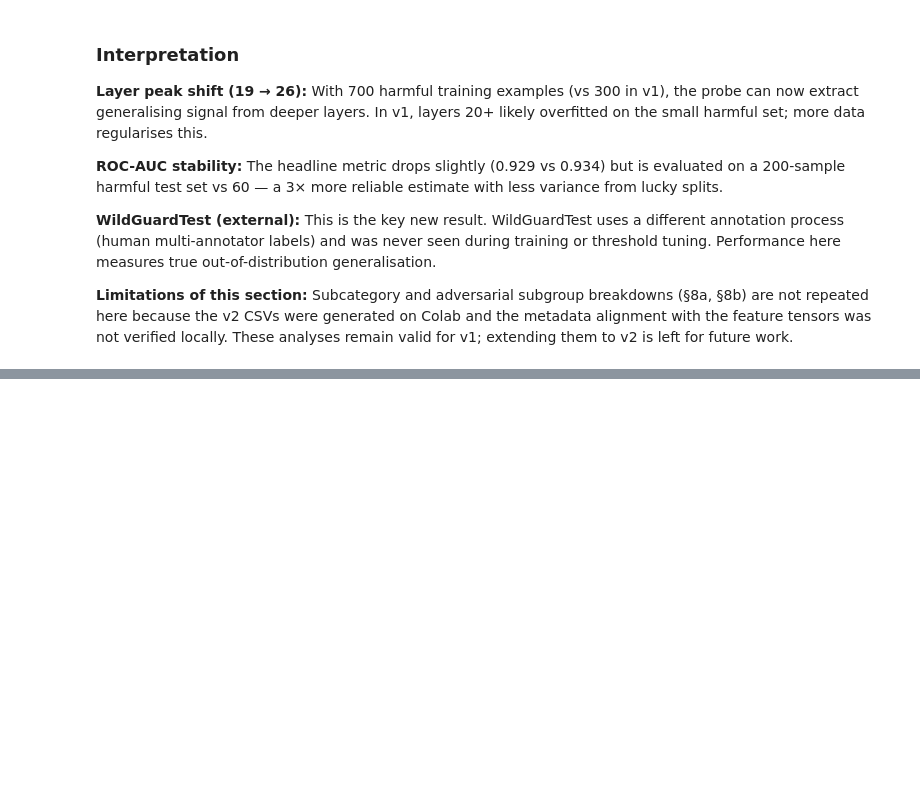
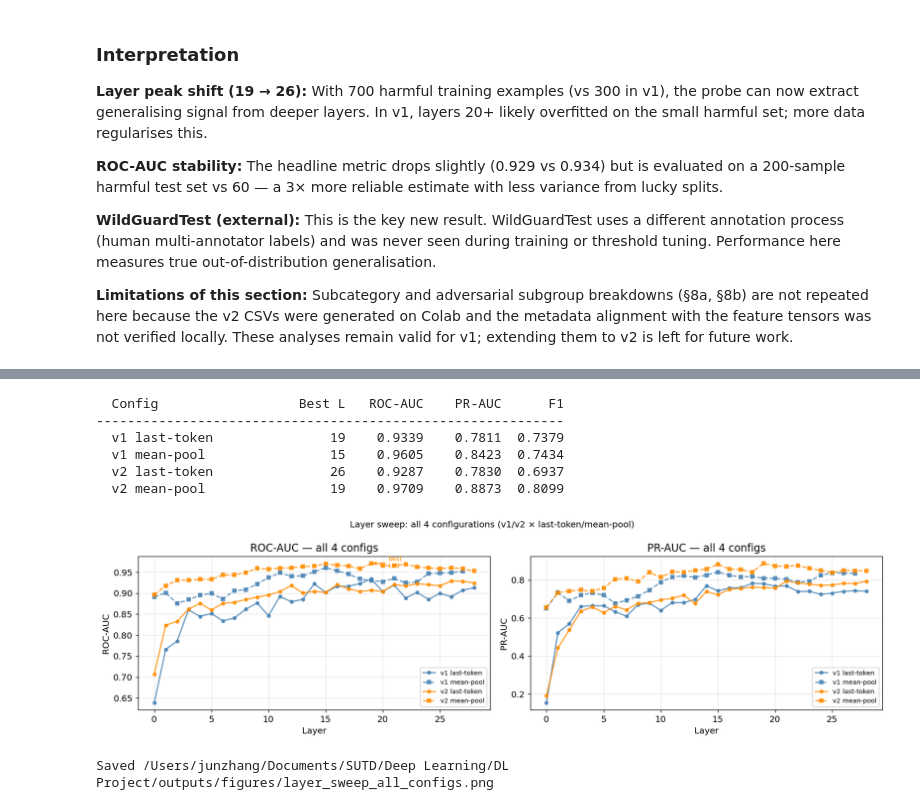
Before and after one commit to brian-w-zhang/DL-Project, a Jupyter notebook: notebooks/02_main_experiment.ipynb, the cells around one changed output, grey strips where cells are left out. Drawn from its saved outputs; the diff is of its cells as text; code cells hidden in the pictures; blank space fills up the shorter version.

```diff
--- a/notebooks/02_main_experiment.ipynb
+++ b/notebooks/02_main_experiment.ipynb
@@ -1140,0 +1179,63 @@ Saved /Users/junzhang/Documents/SUTD/Deep Learning/DL Project/outputs/figures/ro
+# %%
+import json
+
+sweeps = {
+    'v1 last-token': ('full_sweep_linear.json',                              'steelblue',  'o-'),
+    'v1 mean-pool':  ('full_sweep_linear_qwen2.5-1.5b-meanpool.json',        'steelblue',  's--'),
+    'v2 last-token': ('full_sweep_linear_qwen2.5-1.5b-last-token-new.json',  'darkorange', 'o-'),
+    'v2 mean-pool':  ('full_sweep_linear_qwen2.5-1.5b-meanpool-new.json',    'darkorange', 's--'),
+}
+
+loaded = {}
+for label, (fname, *_) in sweeps.items():
+    with open(PATHS['metrics'] / fname) as f:
+        loaded[label] = json.load(f)
+
+print(f'  {"Config":<22}  {"Best L":>6}  {"ROC-AUC":>8}  {"PR-AUC":>8}  {"F1":>6}')
+print('-' * 60)
+for label, results in loaded.items():
+    best = max(results, key=lambda r: r['test_roc_auc'])
+    print(f'  {label:<22}  {best["layer"]:>6}  {best["test_roc_auc"]:>8.4f}  {best["test_pr_auc"]:>8.4f}  {best["test_f1"]:>6.4f}')
+# %% [output]
+  Config                  Best L   ROC-AUC    PR-AUC      F1
+------------------------------------------------------------
+  v1 last-token               19    0.9339    0.7811  0.7379
+  v1 mean-pool                15    0.9605    0.8423  0.7434
+  v2 last-token               26    0.9287    0.7830  0.6937
+  v2 mean-pool                19    0.9709    0.8873  0.8099
+# %%
+import matplotlib.pyplot as plt
+
+colors = {'v1 last-token': ('steelblue',  'o-'),
+          'v1 mean-pool':  ('steelblue',  's--'),
+          'v2 last-token': ('darkorange', 'o-'),
+          'v2 mean-pool':  ('darkorange', 's--')}
+
+fig, axes = plt.subplots(1, 2, figsize=(14, 4))
+for label, results in loaded.items():
+    color, style = colors[label]
+    layers = [r['layer'] for r in results]
+    for ax, key, title in zip(axes, ['test_roc_auc', 'test_pr_auc'], ['ROC-AUC', 'PR-AUC']):
+        ax.plot(layers, [r[key] for r in results], style, color=color,
+                label=label, linewidth=1.5, markersize=4, alpha=0.85)
+
+for ax, title in zip(axes, ['ROC-AUC', 'PR-AUC']):
+    ax.set_xlabel('Layer'); ax.set_ylabel(title); ax.set_title(f'{title} — all 4 configs')
+    ax.legend(fontsize=8); ax.grid(alpha=0.3)
+
+# Annotate pool=mean v2 as the overall best
+best_v2mp = max(loaded['v2 mean-pool'], key=lambda r: r['test_roc_auc'])
+axes[0].annotate(f'best\nL{best_v2mp["layer"]}', xy=(best_v2mp['layer'], best_v2mp['test_roc_auc']),
+                 xytext=(best_v2mp['layer']+1.5, best_v2mp['test_roc_auc']-0.01),
+                 fontsize=8, color='darkorange',
+                 arrowprops=dict(arrowstyle='->', color='darkorange', lw=1))
+
+plt.suptitle('Layer sweep: all 4 configurations (v1/v2 × last-token/mean-pool)', fontsize=11)
+plt.tight_layout()
+out = PATHS['figures'] / 'layer_sweep_all_configs.png'
+plt.savefig(out, bbox_inches='tight', dpi=150)
+plt.show()
+print(f'Saved {out}')
+# %% [output]
+[figure, added]
+Saved /Users/junzhang/Documents/SUTD/Deep Learning/DL Project/outputs/figures/layer_sweep_all_configs.png
```
Also changed, not shown: parts of 8 cells of this notebook, 38 other files.
